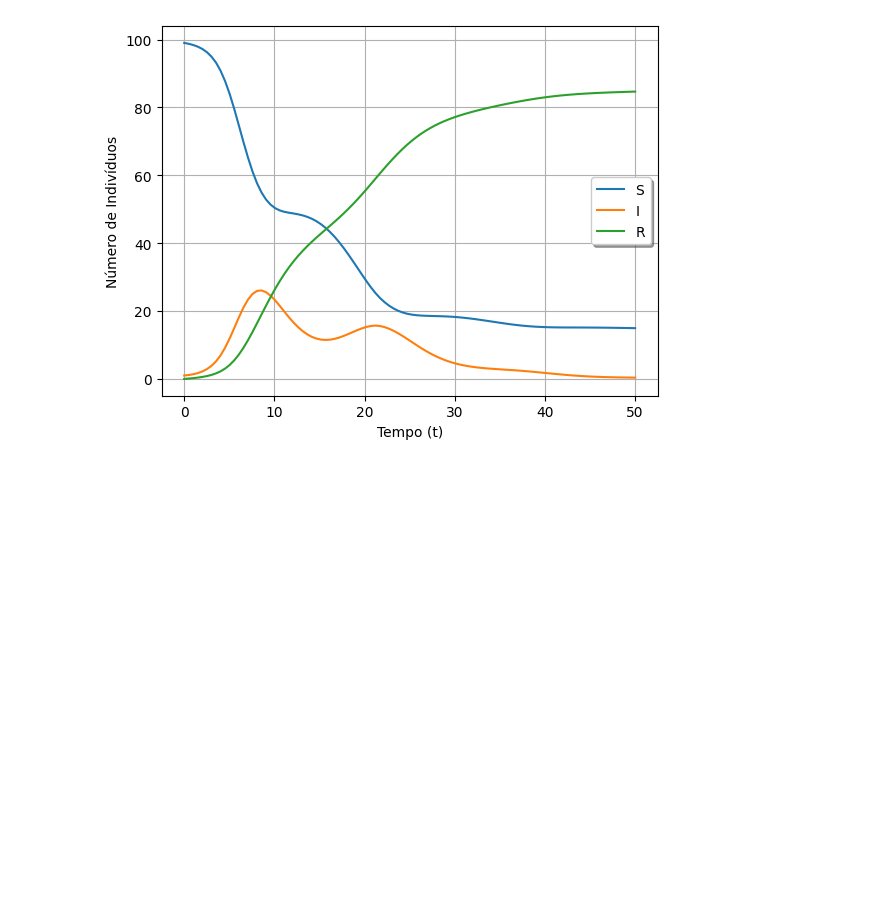
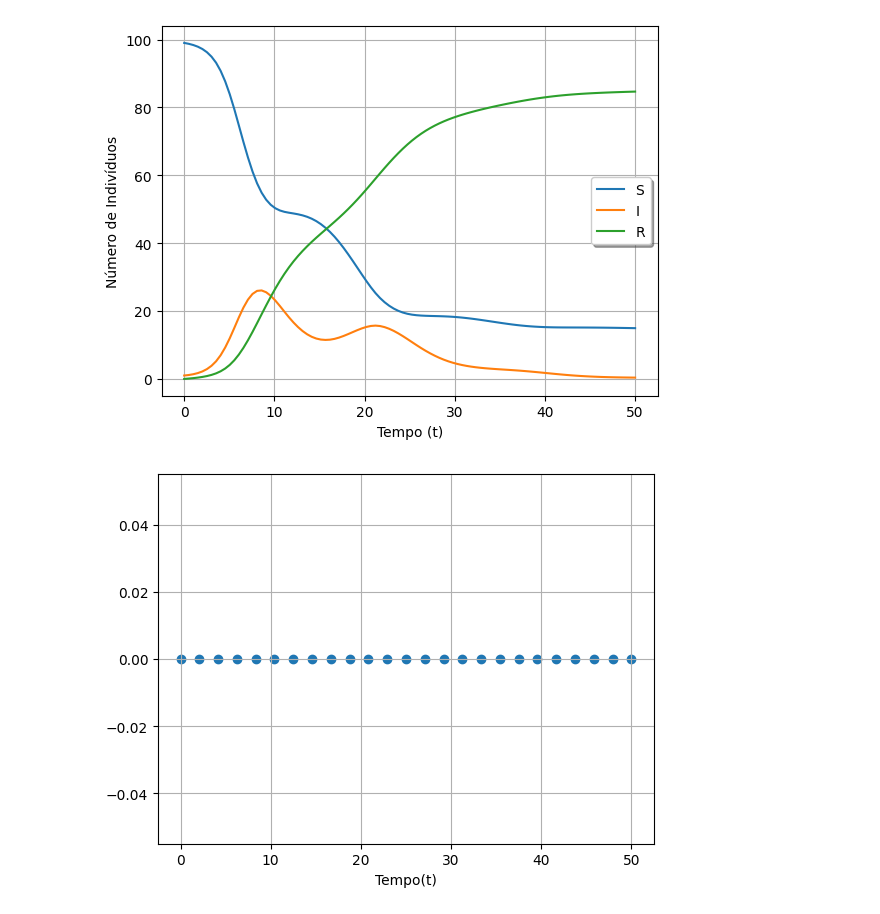
Before and after one commit to ginbar/inverse-cm, a Jupyter notebook: notebooks/images/DataImages.ipynb, the cells around one changed output. Cells and saved outputs as stored; diff of their text form; code cells hidden in the pictures; blank space fills up the shorter version.

Commit message:
imagens para a apresentação

```diff
--- a/notebooks/images/DataImages.ipynb
+++ b/notebooks/images/DataImages.ipynb
@@ -106,3 +106,12 @@ sin_sir_data = sin_rkdata.generate(data_t)
 plotting.plot_rk_curves(data_t, sin_sir_data, figname="sin-beta-data-example")
 # %% [output]
 [figure]
+# %%
+from matplotlib import pyplot as plt
+data_t = np.linspace(0, 50, 25)
+plt.scatter(data_t, np.zeros(len(data_t)))
+plt.xlabel("Tempo(t)")
+plt.grid()
+plt.savefig(f"../../images/exemplo-pontos-colocacao.png")
+# %% [output]
+[figure, added]
```
Also changed, not shown: parts of 9 cells of this notebook, 6 other files.
